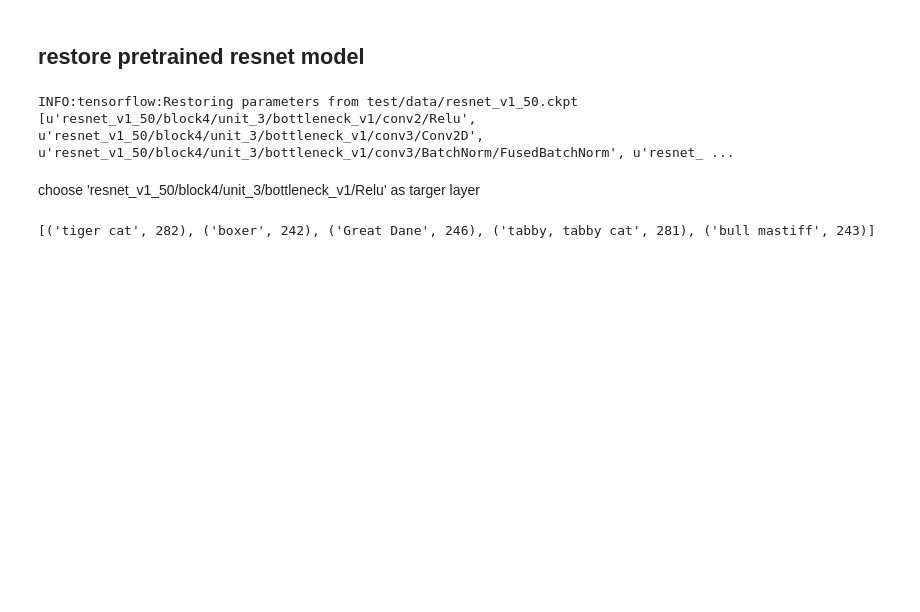
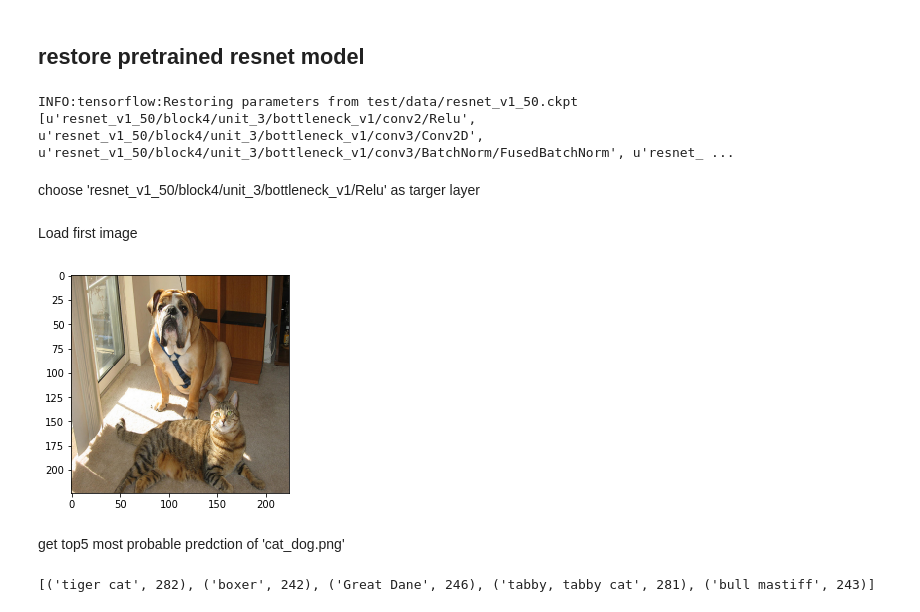
Before and after one commit to darkonhub/darkon-examples, a Jupyter notebook: gradcam/GradcamDemo.ipynb, the cells around one changed output. Cells and saved outputs as stored; diff of their text form; code cells hidden in the pictures; blank space fills up the shorter version.

```diff
--- a/gradcam/GradcamDemo.ipynb
+++ b/gradcam/GradcamDemo.ipynb
@@ -71,5 +72,17 @@ choose 'resnet_v1_50/block4/unit_3/bottleneck_v1/Relu' as targer layer
 # %%
 conv_name = 'resnet_v1_50/block4/unit_3/bottleneck_v1/Relu'
 insp = darkon.Gradcam(inputs, nclasses, conv_name, graph = graph)
+# %% [markdown]
+Load first image
+# %%
+image1 = cv2.imread('test/data/cat_dog.png')
+image1_cvt = cv2.cvtColor(image1, cv2.COLOR_BGR2RGB)
+plt.imshow(image1_cvt)
+
+image1 = image1.astype(np.float)
+# %% [output]
+[figure, added]
+# %% [markdown]
+get top5 most probable predction of 'cat_dog.png'
 # %%
 probs = insp._prob_ts
```
Also changed, not shown: parts of 12 cells of this notebook, 3 other files.
